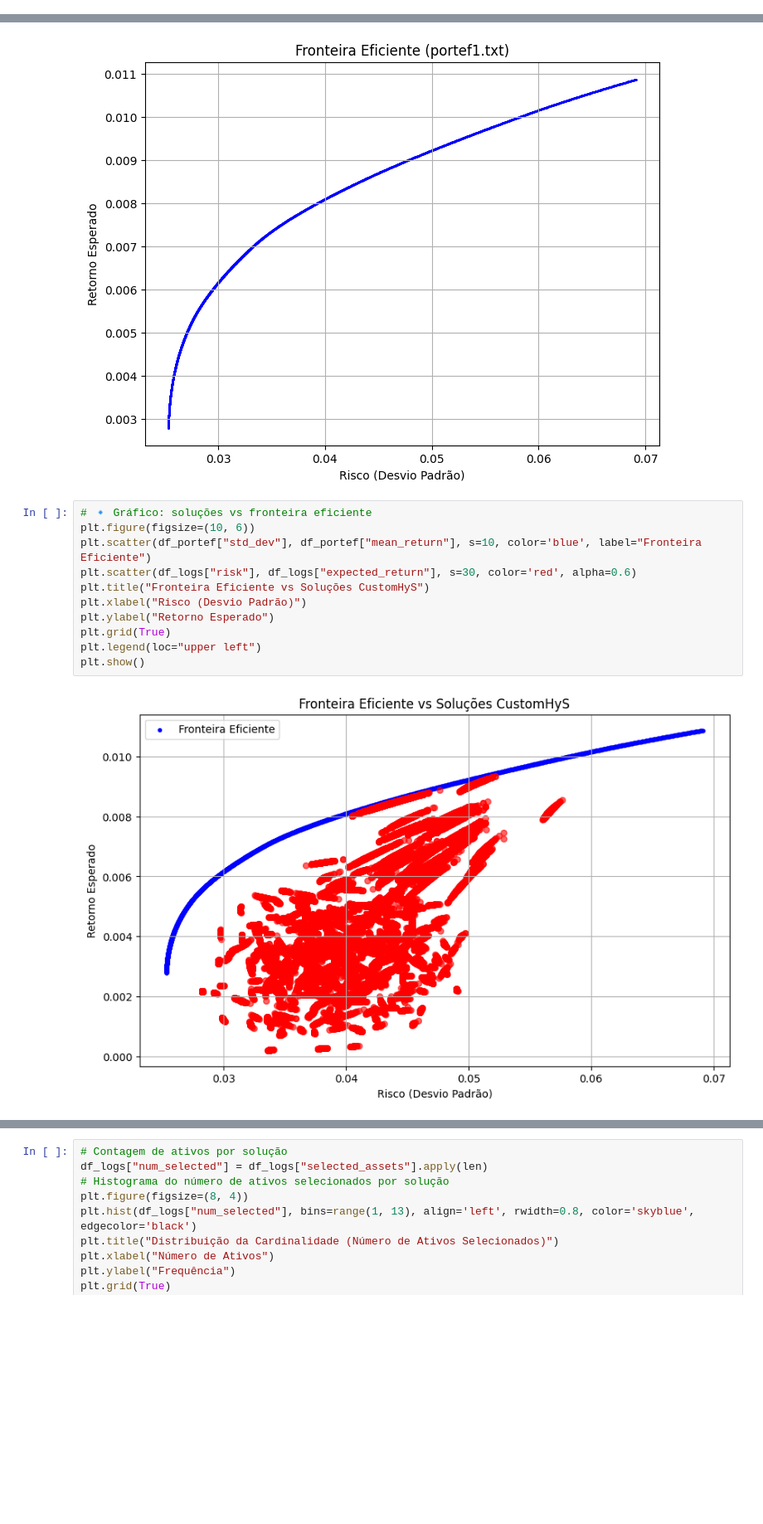
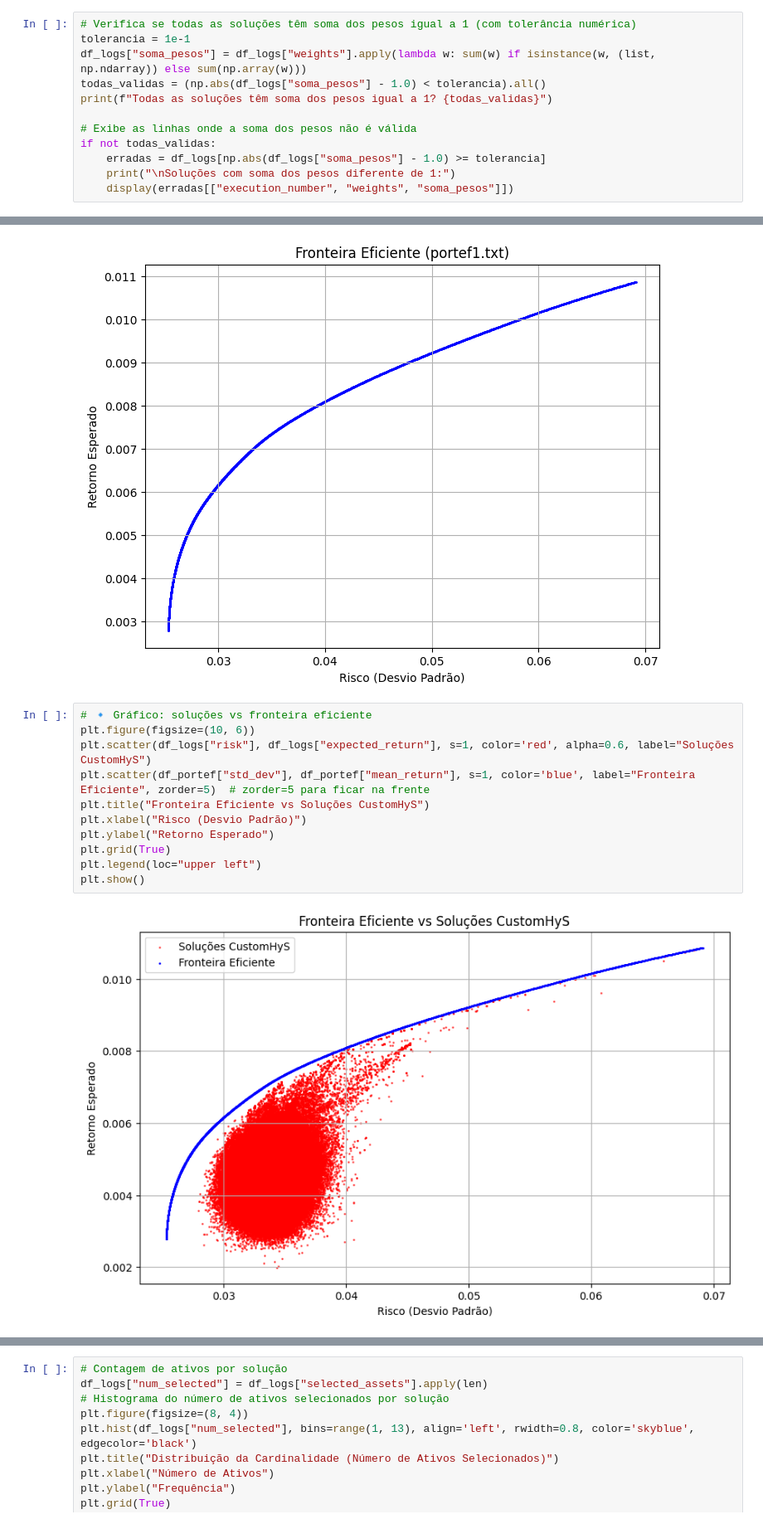
Before and after one commit to J0NGS/customhys, a Jupyter notebook: portfolio_optimization_OR_LIBRARY.ipynb, the cells around one changed output, grey strips where cells are left out. Shown at 83% size. Cells and saved outputs as stored; diff of their text form; blank space fills up the shorter version.

```diff
--- a/portfolio_optimization_OR_LIBRARY.ipynb
+++ b/portfolio_optimization_OR_LIBRARY.ipynb
@@ -719,0 +725,12 @@ Operador 1: ('firefly_dynamic', {'distribution': 'levy', 'alpha': 1.0, 'beta': 1
+# %%
+# Verifica se todas as soluções têm soma dos pesos igual a 1 (com tolerância numérica)
+tolerancia = 1e-1
+df_logs["soma_pesos"] = df_logs["weights"].apply(lambda w: sum(w) if isinstance(w, (list, np.ndarray)) else sum(np.array(w)))
+todas_validas = (np.abs(df_logs["soma_pesos"] - 1.0) < tolerancia).all()
+print(f"Todas as soluções têm soma dos pesos igual a 1? {todas_validas}")
+
+# Exibe as linhas onde a soma dos pesos não é válida
+if not todas_validas:
+    erradas = df_logs[np.abs(df_logs["soma_pesos"] - 1.0) >= tolerancia]
+    print("\nSoluções com soma dos pesos diferente de 1:")
+    display(erradas[["execution_number", "weights", "soma_pesos"]])
@@ -844,16 +863,16 @@ plt.show()
 # %%
 # 🔹 Gráfico: soluções vs fronteira eficiente
 plt.figure(figsize=(10, 6))
-plt.scatter(df_portef["std_dev"], df_portef["mean_return"], s=10, color='blue', label="Fronteira Eficiente")
-plt.scatter(df_logs["risk"], df_logs["expected_return"], s=30, color='red', alpha=0.6)
+plt.scatter(df_logs["risk"], df_logs["expected_return"], s=1, color='red', alpha=0.6, label="Soluções CustomHyS")
+plt.scatter(df_portef["std_dev"], df_portef["mean_return"], s=1, color='blue', label="Fronteira Eficiente", zorder=5)  # zorder=5 para ficar na frente
 plt.title("Fronteira Eficiente vs Soluções CustomHyS")
 plt.xlabel("Risco (Desvio Padrão)")
 plt.ylabel("Retorno Esperado")
 plt.grid(True)
 plt.legend(loc="upper left")
 plt.show()
 # %% [output]
-[figure, old version]
+[figure, new version]
 # %%
 from scipy.interpolate import interp1d
 
```
Also changed, not shown: parts of 18 cells of this notebook, 24 other files.
